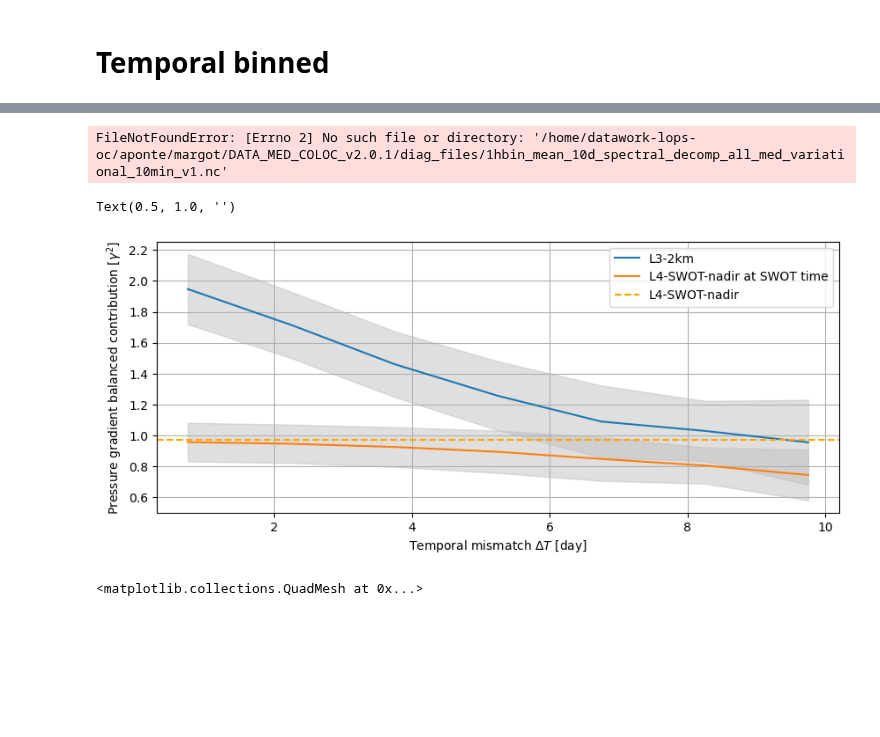
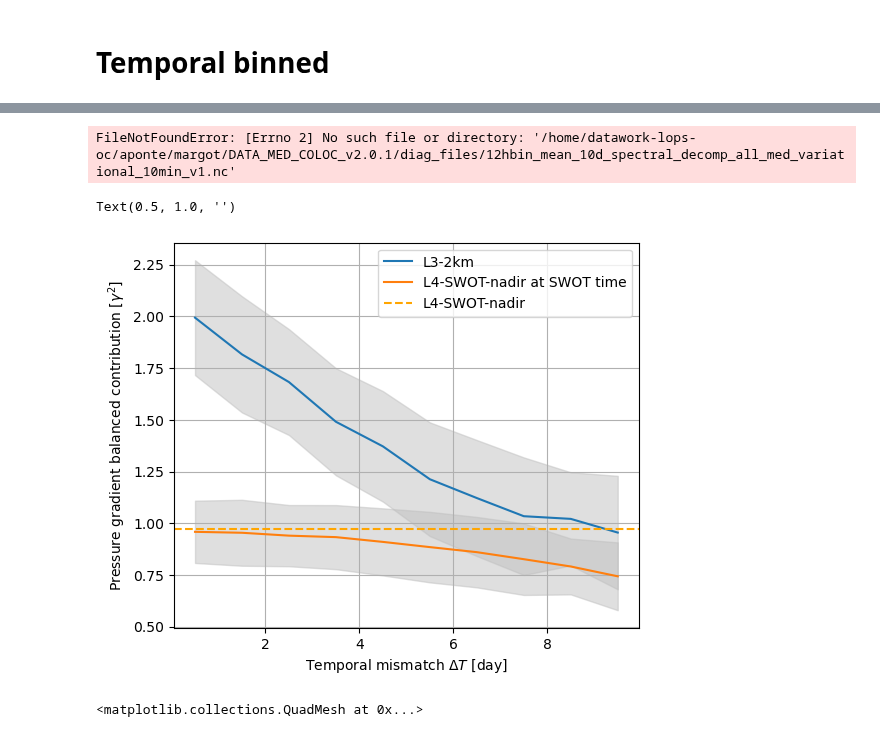
Before and after one commit to margot-demol/med_analysis, a Jupyter notebook: 10_swot_capabilities_diags/27_temporal_scales.ipynb, the cells around one changed output, grey strips where cells are left out. Saved outputs shown, nothing was run; the diff lists cells and outputs as text; code cells hidden in the pictures; blank space fills up the shorter version.

```diff
--- a/10_swot_capabilities_diags/27_temporal_scales.ipynb
+++ b/10_swot_capabilities_diags/27_temporal_scales.ipynb
@@ -145,30 +145,30 @@ dsg12=dsg
 #dsg.to_netcdf(os.path.join(zarr_dir, 'diag_files', f'{dth}hbin_mean_{colocs_sources}.nc'))
 dsg12['time_bin'] = (dsg12.time_bin).assign_attrs({'long_name':r'Temporal mismatch $\Delta T$', 'units':'day'})
 # %%
-dsg1 = xr.open_dataset(os.path.join(zarr_dir, 'diag_files', f'1hbin_mean_{colocs_sources}.nc'))
+#dsg1 = xr.open_dataset(os.path.join(zarr_dir, 'diag_files', f'1hbin_mean_{colocs_sources}.nc'))
 dsg12 = xr.open_dataset(os.path.join(zarr_dir, 'diag_files', f'12hbin_mean_{colocs_sources}.nc'))
 # %% [output]
-FileNotFoundError: [Errno 2] No such file or directory: '/home/datawork-lops-oc/aponte/margot/DATA_MED_COLOC_v2.0.1/diag_files/1hbin_mean_10d_spectral_decomp_all_med_variational_10min_v1.nc'
+FileNotFoundError: [Errno 2] No such file or directory: '/home/datawork-lops-oc/aponte/margot/DATA_MED_COLOC_v2.0.1/diag_files/12hbin_mean_10d_spectral_decomp_all_med_variational_10min_v1.nc'
 # %%
 #dsg12['time_bin'] = dsg12.time_bin+1/4
 # %%
 dsg12['id_comb'] = ['L3-2km', 'L4-regional at SWOT time', 'L4-global at SWOT time', 'L4-SWOT-nadir at SWOT time']
 # %%
-fig, ax = plt.subplots(1, 1, figsize=(10,4), frameon=False)
+fig, ax = plt.subplots(1, 1, figsize=(6,5), frameon=False)
 for c in dsg.sel(id_comb = ['L3-2km','L4-SWOT-nadir at SWOT time' ]).id_comb:
     #dsg1.sel(id_comb=c).B_ggd.plot(ax=ax, label = c.values)
     dsg12.sel(id_comb=c).B_ggd.plot(ax=ax, label = c.values)
     #plot_error(dsg1.sel(id_comb=c),'time_bin', 'B_ggd', ax, suf = 'er__')
     plot_error(dsg12.sel(id_comb=c),'time_bin', 'B_ggd', ax, suf = 'er__', alpha=0.5)
 ax.axhline(0.97, ls ='--', color='orange', label = 'L4-SWOT-nadir')
 ax.set_ylabel(r'Pressure gradient balanced contribution [$\gamma^2$]')
 ax.set_xlabel(r'Temporal mismatch $\Delta T$ [day]')
 ax.grid()
 ax.legend()
 ax.set_title('')
 # %% [output]
 Text(0.5, 1.0, '')
-[figure, old version]
+[figure, new version]
 # %%
 dsg12.nb_coloc.plot()
 # %% [output]
```
Also changed, not shown: 11 other files.
